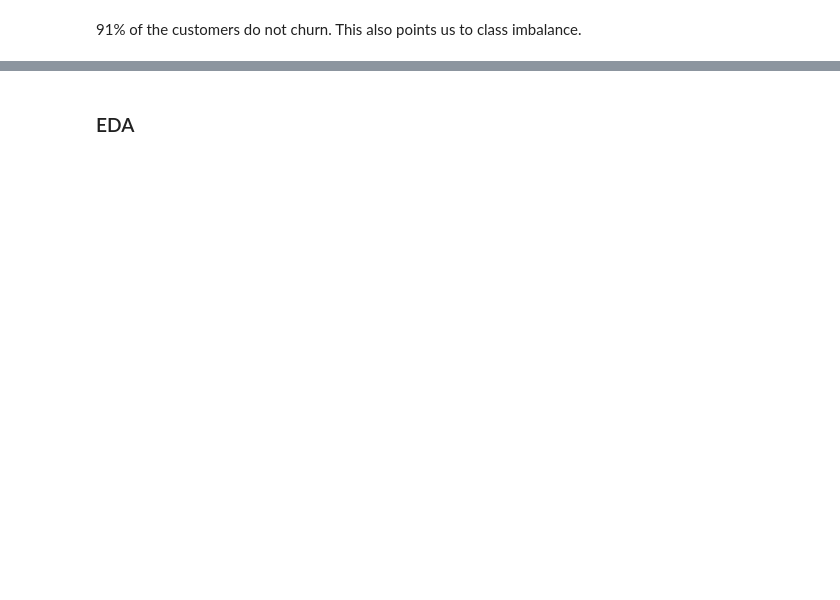
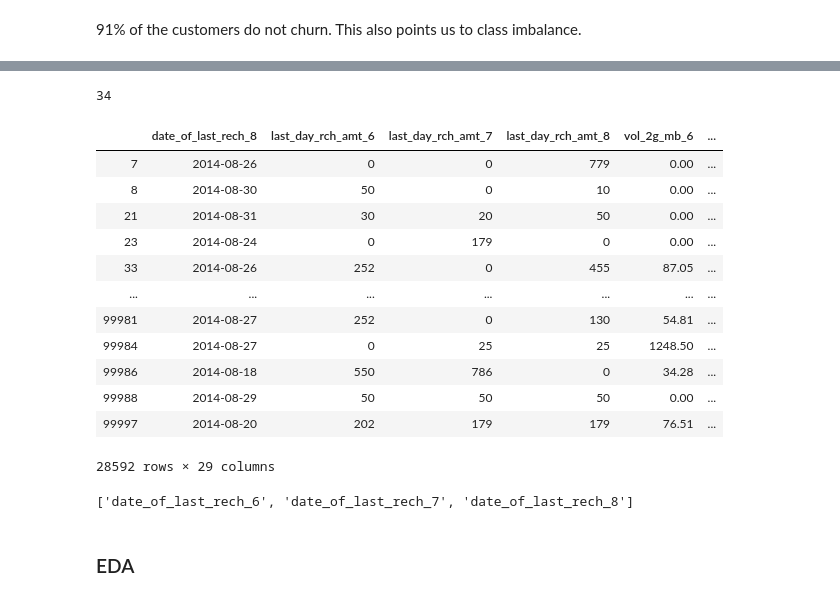
Before and after one commit to bipin-raju/Telecom_churn_case_study, a Jupyter notebook: Telecom Churn Case Study.ipynb, the cells around one changed output, grey strips where cells are left out. Cells and saved outputs as stored; diff of their text form; code cells hidden in the pictures; blank space fills up the shorter version.

```diff
--- a/Telecom Churn Case Study.ipynb
+++ b/Telecom Churn Case Study.ipynb
@@ -87,11 +138,2 @@ telecom_hv_cust['churn'].value_counts()/len(telecom_hv_cust)*100
 # %% [markdown]
 91% of the customers do not churn. This also points us to class imbalance.
-# %%
-# lets check the columns with no variance in their values and drop such columns
-for i in telecom_hv_cust.columns:
-    if telecom_hv_cust[i].nunique() == 1:
-        print("\nColumn",i,"has no variance and contains only", telecom_hv_cust[i].nunique(),"unique value")
-        print("Dropping the column",i)
-        telecom_hv_cust.drop(i,axis=1,inplace = True)
-
-print("\nDimension of the updated dataset:",telecom_hv_cust.shape)
@@ -135,3 +252,33 @@ telecom_hv_cust.shape
+# %%
+telecom_hv_cust['date_of_last_rech_6'].isnull().sum()
+telecom_hv_cust['date_of_last_rech_6'].dropna(inplace=True)
+# %% [output]
+34
+# %%
+telecom_hv_cust["days_since_last_rech"] = telecom_hv_cust[["date_of_last_rech_6", "date_of_last_rech_7", "date_of_last_rech_8"]].max(axis=1)
+telecom_hv_cust['days_since_last_rech'] = datetime(2014, 9, 1) - telecom_hv_cust['days_since_last_rech']
+telecom_hv_cust['days_since_last_rech'] = telecom_hv_cust['days_since_last_rech'].apply(lambda x: x.days)
+telecom_hv_cust.loc[:,'date_of_last_rech_8':'days_since_last_rech']
+# %% [output]
+|  | date_of_last_rech_8 | last_day_rch_amt_6 | last_day_rch_amt_7 | last_day_rch_amt_8 | vol_2g_mb_6 | ... |
+| 7 | 2014-08-26 | 0 | 0 | 779 | 0.00 | ... |
+| 8 | 2014-08-30 | 50 | 0 | 10 | 0.00 | ... |
+| 21 | 2014-08-31 | 30 | 20 | 50 | 0.00 | ... |
+| 23 | 2014-08-24 | 0 | 179 | 0 | 0.00 | ... |
+| 33 | 2014-08-26 | 252 | 0 | 455 | 87.05 | ... |
+| ... | ... | ... | ... | ... | ... | ... |
+| 99981 | 2014-08-27 | 252 | 0 | 130 | 54.81 | ... |
+| 99984 | 2014-08-27 | 0 | 25 | 25 | 1248.50 | ... |
+| 99986 | 2014-08-18 | 550 | 786 | 0 | 34.28 | ... |
+| 99988 | 2014-08-29 | 50 | 50 | 50 | 0.00 | ... |
+| 99997 | 2014-08-20 | 202 | 179 | 179 | 76.51 | ... |
+28592 rows × 29 columns
+# %%
+cols = [c for c in telecom_hv_cust.columns if "date_of_last_rech" in c]
+telecom_hv_cust.drop(axis=1, columns =cols, inplace=True)
+cols
+# %% [output]
+['date_of_last_rech_6', 'date_of_last_rech_7', 'date_of_last_rech_8']
 # %% [markdown]
 ### EDA
 # %%
```
Also changed, not shown: parts of 95 cells of this notebook.
